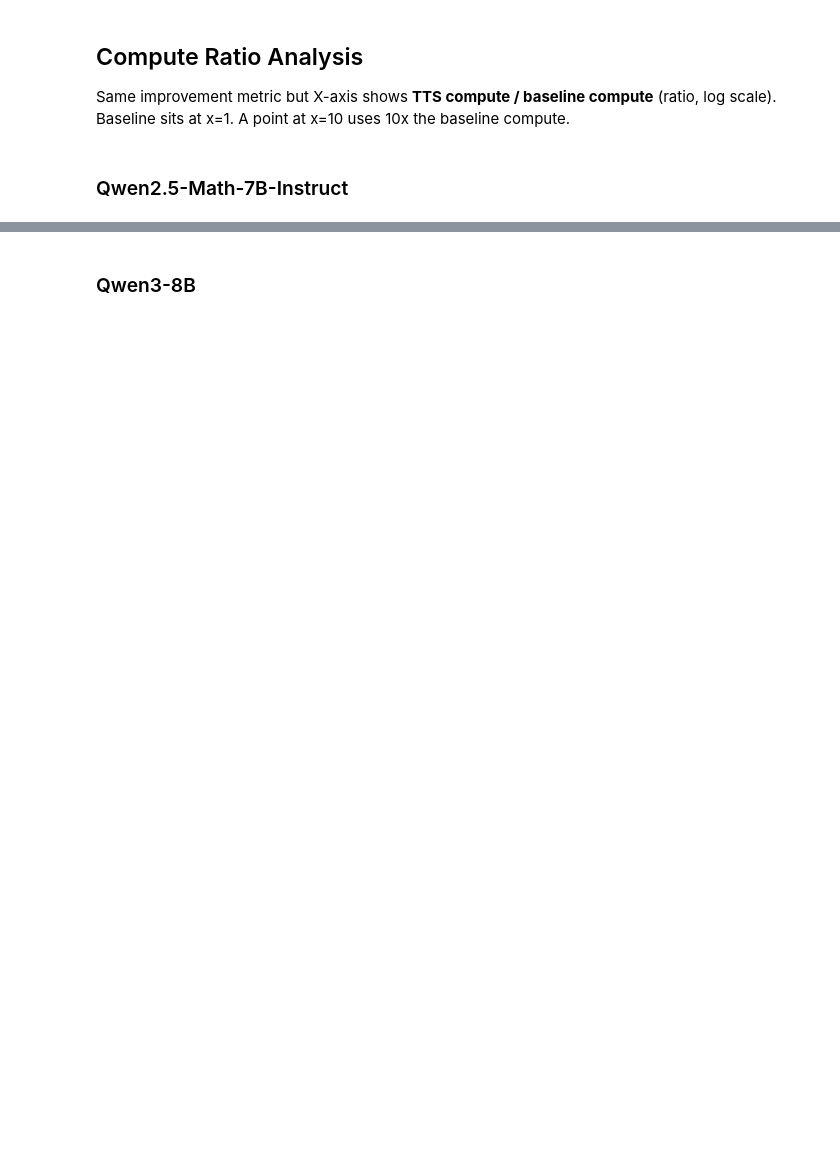
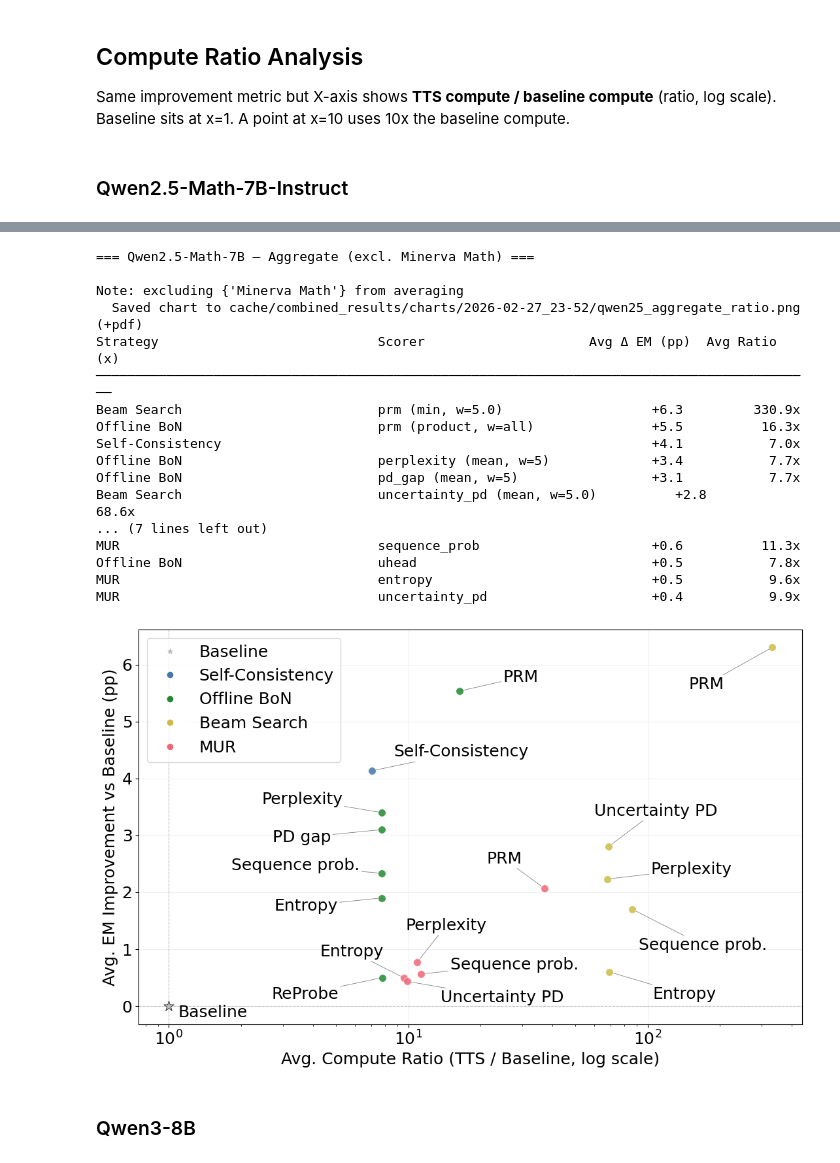
Before and after one commit to IINemo/llm-tts-service, a Jupyter notebook: notebooks/wandb_results_analysis.ipynb, the cells around one changed output, grey strips where cells are left out. Saved outputs shown, nothing was run; the diff lists cells and outputs as text; code cells hidden in the pictures; blank space fills up the shorter version.

```diff
--- a/notebooks/wandb_results_analysis.ipynb
+++ b/notebooks/wandb_results_analysis.ipynb
@@ -6012,14 +6018,0 @@ if _tbl_q25 is not None:
-# %%
-# ── Aggregate chart ───────────────────────────────────────────────────────────
-
-if _tbl_q25 is not None:
-    print("\n=== Qwen2.5-Math-7B — Aggregate (excl. Minerva Math) ===\n")
-    pts, fig = plot_accuracy_vs_compute_ratio(_tbl_q25, "Qwen2.5-Math-7B — Aggregate Accuracy vs Compute Ratio",
-        save_path=_CHARTS_DIR / "qwen25_aggregate_ratio.png", show=False)
-    if pts:
-        print(f"{'Strategy':<35} {'Scorer':<25} {'Avg Δ EM (pp)':>14} {'Avg Ratio (x)':>14}")
-        print("─" * 92)
-        for p in sorted(pts, key=lambda x: x["y"], reverse=True):
-            print(f"{p['strat']:<35} {p['scorer']:<25} {p['y']:>+13.1f} {p['x']:>13.1f}x")
-        print()
-    plt.show()
@@ -6045,3 +6019,61 @@ MUR                                 uncertainty_pd                     +0.4
+# %%
+# ── Aggregate chart ───────────────────────────────────────────────────────────
+
+_Q25_LABEL_OVERRIDES = {
+    # MUR
+    ("MUR", "prm"):            {"xytext": (-64, 24), "textcoords": "offset points", "ha": "left", "va": "bottom", "arrow": True},
+    ("MUR", "perplexity"):     {"xytext": (32, 32), "textcoords": "offset points", "ha": "center", "va": "bottom"},
+    ("MUR", "sequence_prob"):  {"xytext": (32, 10), "textcoords": "offset points", "ha": "left"},
+    ("MUR", "entropy"):        {"xytext": (-92, 20), "textcoords": "offset points", "ha": "left", "va": "bottom", "arrow": True},
+    ("MUR", "uncertainty_pd"): {"xytext": (172, -18), "textcoords": "offset points", "ha": "right"},
+    # Beam Search
+    ("Beam Search", "prm"):            {"xytext": (-92, -32), "textcoords": "offset points", "ha": "left", "va": "top", "arrow": True},
+    ("Beam Search", "perplexity"):     {"xytext": (48, 2), "textcoords": "offset points", "ha": "left", "va": "bottom", "arrow": True},
+    ("Beam Search", "entropy"):        {"xytext": (48, -16), "textcoords": "offset points", "ha": "left", "va": "top", "arrow": True},
+    ("Beam Search", "sequence_prob"):  {"xytext": (148, -48), "textcoords": "offset points", "ha": "right", "va": "bottom", "arrow": True},
+    ("Beam Search", "uncertainty_pd"): {"xytext": (120, 48), "textcoords": "offset points", "ha": "right", "va": "top", "arrow": True},
+    # Offline BoN
+    ("Offline BoN", "uhead"):         {"xytext": (-48, -18), "textcoords": "offset points", "ha": "right"},
+    ("Offline BoN", "prm"):           {"xytext": (48, 24), "textcoords": "offset points", "ha": "left", "va": "top", "arrow": True},
+    ("Offline BoN", "perplexity"):    {"xytext": (-132, 6), "textcoords": "offset points", "ha": "left", "va": "bottom", "arrow": True},
+    ("Offline BoN", "entropy"):       {"xytext": (-48, 0), "textcoords": "offset points", "ha": "right", "va": "top", "arrow": True},
+    ("Offline BoN", "sequence_prob"): {"xytext": (-24, 0), "textcoords": "offset points", "ha": "right", "va": "bottom", "arrow": True},
+    ("Offline BoN", "pd_gap"):        {"xytext": (-120, 0), "textcoords": "offset points", "ha": "left", "va": "top", "arrow": True},
+    # Self-Consistency & Extended Thinking
+    ("Self-Consistency", ""):          {"xytext": (24, 12), "textcoords": "offset points", "ha": "left", "va": "bottom", "arrow": True},
+}
+
+if _tbl_q25 is not None:
+    print("\n=== Qwen2.5-Math-7B — Aggregate (excl. Minerva Math) ===\n")
+    pts, fig = plot_accuracy_vs_compute_ratio(_tbl_q25, "",
+        save_path=_CHARTS_DIR / "qwen25_aggregate_ratio.png", show=False,
+        label_overrides=_Q25_LABEL_OVERRIDES, strip_variant=True)
+    if pts:
+        print(f"{'Strategy':<35} {'Scorer':<25} {'Avg Δ EM (pp)':>14} {'Avg Ratio (x)':>14}")
+        print("─" * 92)
+        for p in sorted(pts, key=lambda x: x["y"], reverse=True):
+            print(f"{p['strat']:<35} {p['scorer']:<25} {p['y']:>+13.1f} {p['x']:>13.1f}x")
+        print()
+    plt.show()
+# %% [output]
+=== Qwen2.5-Math-7B — Aggregate (excl. Minerva Math) ===
+
+Note: excluding {'Minerva Math'} from averaging
+  Saved chart to cache/combined_results/charts/2026-02-27_23-52/qwen25_aggregate_ratio.png (+pdf)
+Strategy                            Scorer                     Avg Δ EM (pp)  Avg Ratio (x)
+────────────────────────────────────────────────────────────────────────────────────────────
+Beam Search                         prm (min, w=5.0)                   +6.3         330.9x
+Offline BoN                         prm (product, w=all)               +5.5          16.3x
+Self-Consistency                                                       +4.1           7.0x
+Offline BoN                         perplexity (mean, w=5)             +3.4           7.7x
+Offline BoN                         pd_gap (mean, w=5)                 +3.1           7.7x
+Beam Search                         uncertainty_pd (mean, w=5.0)          +2.8          68.6x
+... (7 lines left out)
+MUR                                 sequence_prob                      +0.6          11.3x
+Offline BoN                         uhead                              +0.5           7.8x
+MUR                                 entropy                            +0.5           9.6x
+MUR                                 uncertainty_pd                     +0.4           9.9x
+[figure, added]
 # %% [markdown]
 ### Qwen3-8B
 # %%
```
Also changed, not shown: parts of 21 cells of this notebook, 1 other file.
